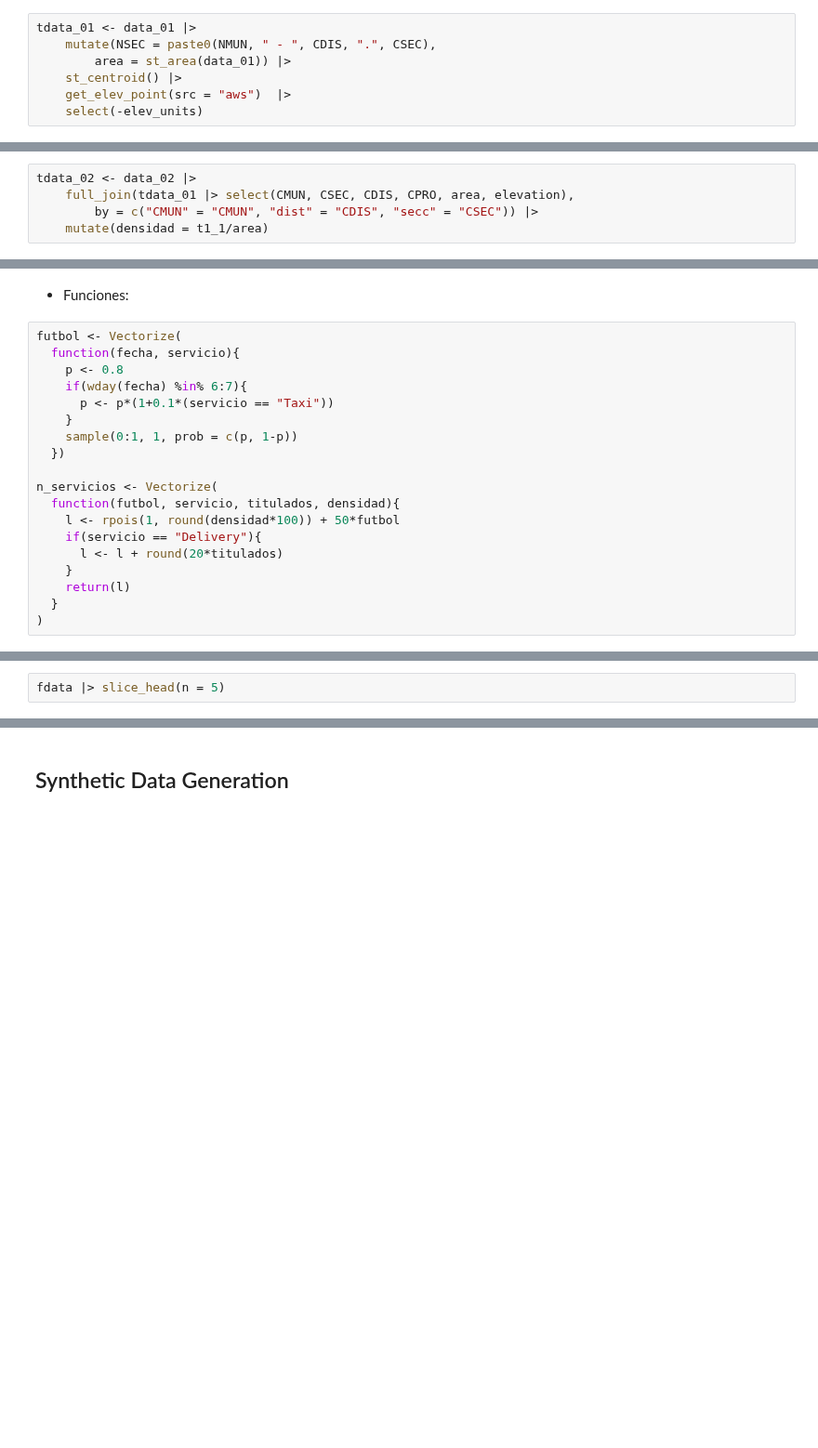
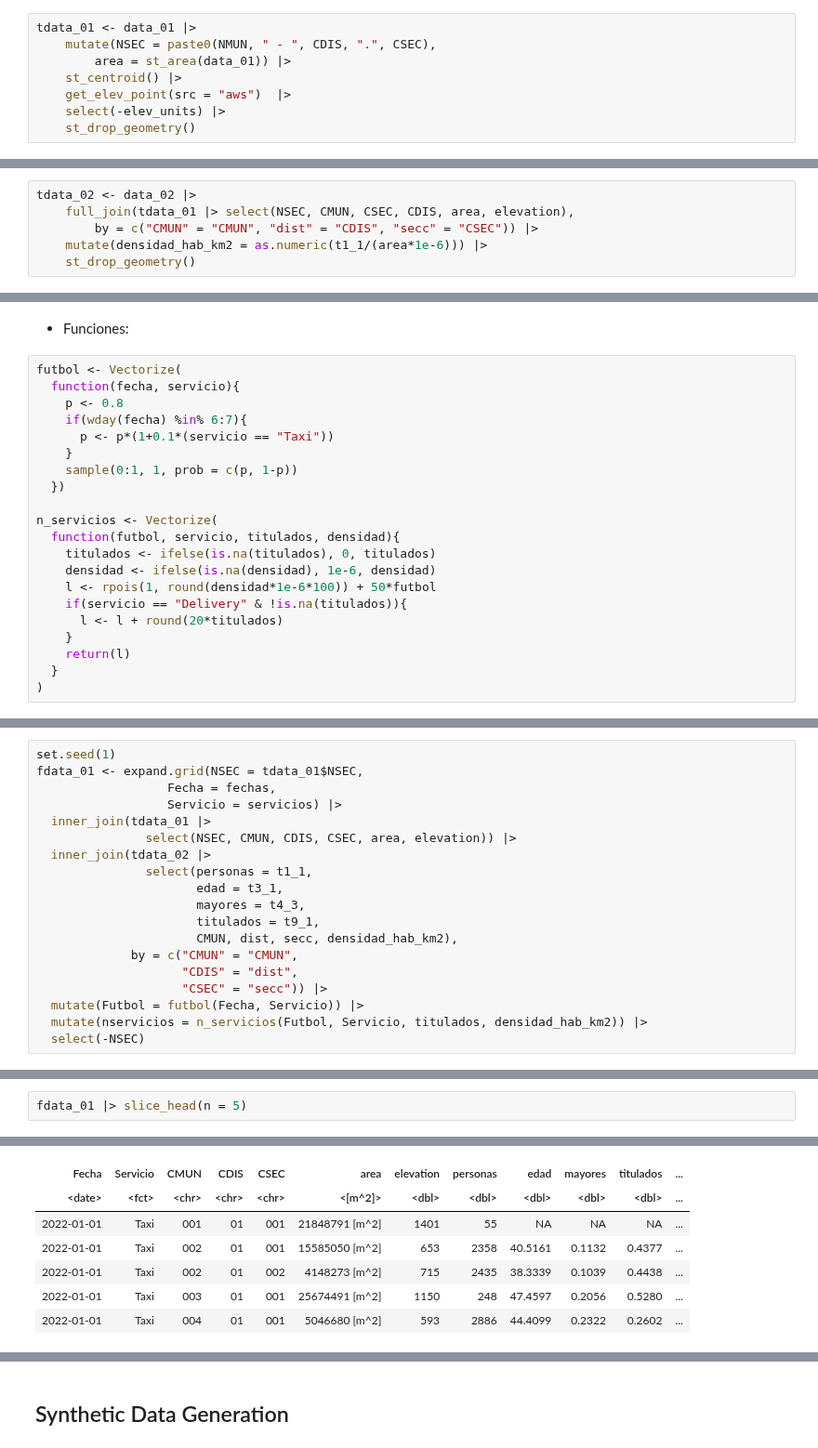
Before and after one commit to URJCDSLab/CitizenLab-Research-and-Development, a Jupyter notebook: casos_urjc/notebooks/II_data_processing/34_servicios/05. - Data Collection_CU_34_02_demanda_sim_v_01.ipynb, the cells around one changed output, grey strips where cells are left out. Shown at 93% size. Saved outputs shown, nothing was run; the diff lists cells and outputs as text; blank space fills up the shorter version.

Commit message:
cu 34 oferta y demanda servicios

```diff
--- a/casos_urjc/notebooks/II_data_processing/34_servicios/05. - Data Collection_CU_34_02_demanda_sim_v_01.ipynb
+++ b/casos_urjc/notebooks/II_data_processing/34_servicios/05. - Data Collection_CU_34_02_demanda_sim_v_01.ipynb
@@ -249,7 +246,8 @@ tdata_01 <- data_01 |>
         area = st_area(data_01)) |>
     st_centroid() |>
     get_elev_point(src = "aws")  |>
-    select(-elev_units)
+    select(-elev_units) |>
+    st_drop_geometry()
 # %% [output]
 Warning message in st_centroid.sf(mutate(data_01, NSEC = paste0(NMUN, " - ", CDIS, :
 “st_centroid assumes attributes are constant over geometries of x”
@@ -281,5 +279,6 @@ $ geometry  <POINT [°]> POINT (-3.63571 41.09315), POINT (-3.475764 40.5202),
 # %%
 tdata_02 <- data_02 |>
-    full_join(tdata_01 |> select(CMUN, CSEC, CDIS, CPRO, area, elevation),
+    full_join(tdata_01 |> select(NSEC, CMUN, CSEC, CDIS, area, elevation),
         by = c("CMUN" = "CMUN", "dist" = "CDIS", "secc" = "CSEC")) |>
-    mutate(densidad = t1_1/area)
+    mutate(densidad_hab_km2 = as.numeric(t1_1/(area*1e-6))) |>
+    st_drop_geometry()
@@ -312,8 +331,10 @@ futbol <- Vectorize(
 
 n_servicios <- Vectorize(
   function(futbol, servicio, titulados, densidad){
-    l <- rpois(1, round(densidad*100)) + 50*futbol
-    if(servicio == "Delivery"){
+    titulados <- ifelse(is.na(titulados), 0, titulados)
+    densidad <- ifelse(is.na(densidad), 1e-6, densidad)
+    l <- rpois(1, round(densidad*1e-6*100)) + 50*futbol
+    if(servicio == "Delivery" & !is.na(titulados)){
       l <- l + round(20*titulados)
     }
     return(l)
@@ -323,0 +345,19 @@ n_servicios <- Vectorize(
+# %%
+set.seed(1)
+fdata_01 <- expand.grid(NSEC = tdata_01$NSEC,
+                  Fecha = fechas,
+                  Servicio = servicios) |>
+  inner_join(tdata_01 |>
+               select(NSEC, CMUN, CDIS, CSEC, area, elevation)) |>
+  inner_join(tdata_02 |>
+               select(personas = t1_1,
+                      edad = t3_1,
+                      mayores = t4_3,
+                      titulados = t9_1,
+                      CMUN, dist, secc, densidad_hab_km2),
+             by = c("CMUN" = "CMUN",
+                    "CDIS" = "dist",
+                    "CSEC" = "secc")) |>
+  mutate(Futbol = futbol(Fecha, Servicio)) |>
+  mutate(nservicios = n_servicios(Futbol, Servicio, titulados, densidad_hab_km2)) |>
+  select(-NSEC)
@@ -344,2 +385,3 @@ $ nservicios <dbl> 0, 0, 0, 0, 0, 50, 0, 0, 3, 0, 0, 3, 0, 0, 3, 4, 7, 1, 4, 1
 # %%
-fdata |> slice_head(n = 5)
+fdata_01 |> slice_head(n = 5)
+# %% [output]
@@ -345,0 +389,7 @@ fdata |> slice_head(n = 5)
+| Fecha | Servicio | CMUN | CDIS | CSEC | area | elevation | personas | edad | mayores | titulados | ... |
+| <date> | <fct> | <chr> | <chr> | <chr> | <[m^2]> | <dbl> | <dbl> | <dbl> | <dbl> | <dbl> | ... |
+| 2022-01-01 | Taxi | 001 | 01 | 001 | 21848791 [m^2] | 1401 | 55 | NA | NA | NA | ... |
+| 2022-01-01 | Taxi | 002 | 01 | 001 | 15585050 [m^2] | 653 | 2358 | 40.5161 | 0.1132 | 0.4377 | ... |
+| 2022-01-01 | Taxi | 002 | 01 | 002 | 4148273 [m^2] | 715 | 2435 | 38.3339 | 0.1039 | 0.4438 | ... |
+| 2022-01-01 | Taxi | 003 | 01 | 001 | 25674491 [m^2] | 1150 | 248 | 47.4597 | 0.2056 | 0.5280 | ... |
+| 2022-01-01 | Taxi | 004 | 01 | 001 | 5046680 [m^2] | 593 | 2886 | 44.4099 | 0.2322 | 0.2602 | ... |
```
Also changed, not shown: parts of 70 cells of this notebook, 7 other files.
